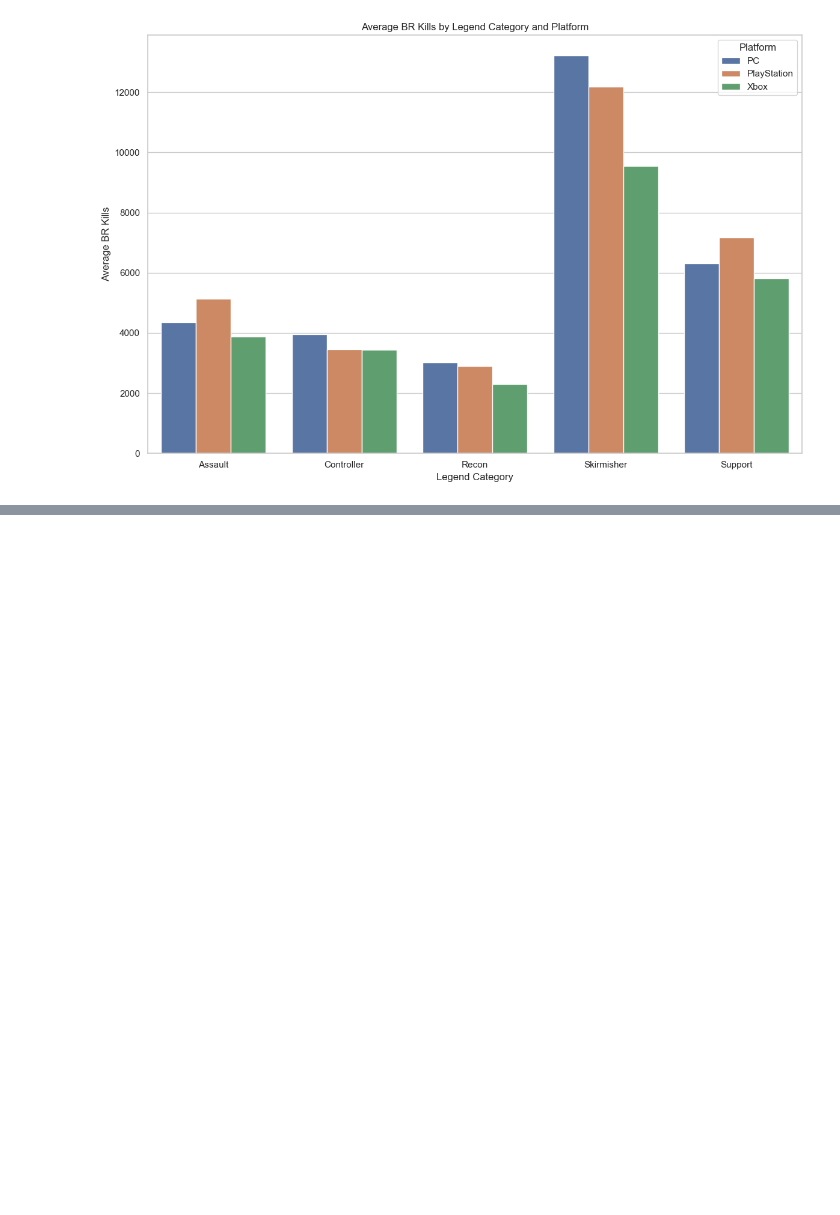
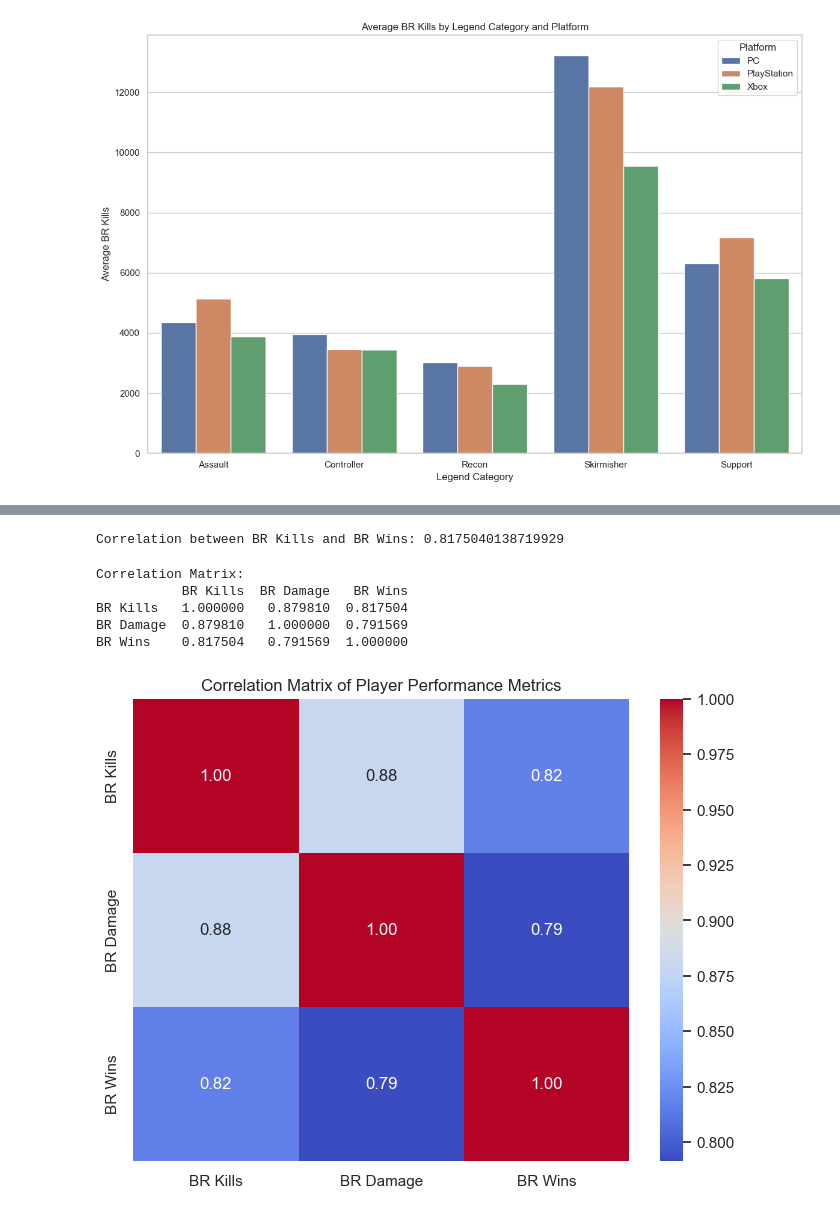
Before and after one commit to AltaafAlly/Apex-Legends-Research, a Jupyter notebook: Data Analysis/Legend_Stats_Analysis.ipynb, the cells around one changed output, grey strips where cells are left out. Cells and saved outputs as stored; diff of their text form; code cells hidden in the pictures; blank space fills up the shorter version.

```diff
--- a/Data Analysis/Legend_Stats_Analysis.ipynb
+++ b/Data Analysis/Legend_Stats_Analysis.ipynb
@@ -247,0 +280,27 @@ Passing `palette` without assigning `hue` is deprecated and will be removed in v
+# %%
+print(f"Correlation between BR Kills and BR Wins: {correlation_kills_wins}")
+# %% [output]
+Correlation between BR Kills and BR Wins: 0.8175040138719929
+# %%
+# Select the numerical columns relevant for correlation analysis (kills, damage, wins, etc.)
+columns_for_analysis = ['BR Kills', 'BR Damage', 'BR Wins']  # Adjust as needed for other variables you may have
+
+# Calculate the correlation matrix
+correlation_matrix = legend_stats[columns_for_analysis].corr()
+
+# Print the correlation matrix
+print("Correlation Matrix:")
+print(correlation_matrix)
+
+# Visualize the correlation matrix with a heatmap
+plt.figure(figsize=(8, 6))
+sns.heatmap(correlation_matrix, annot=True, cmap="coolwarm", fmt=".2f")
+plt.title('Correlation Matrix of Player Performance Metrics')
+plt.show()
+# %% [output]
+Correlation Matrix:
+           BR Kills  BR Damage   BR Wins
+BR Kills   1.000000   0.879810  0.817504
+BR Damage  0.879810   1.000000  0.791569
+BR Wins    0.817504   0.791569  1.000000
+[figure, added]
```
Also changed, not shown: parts of 14 cells of this notebook, 20 other files.
